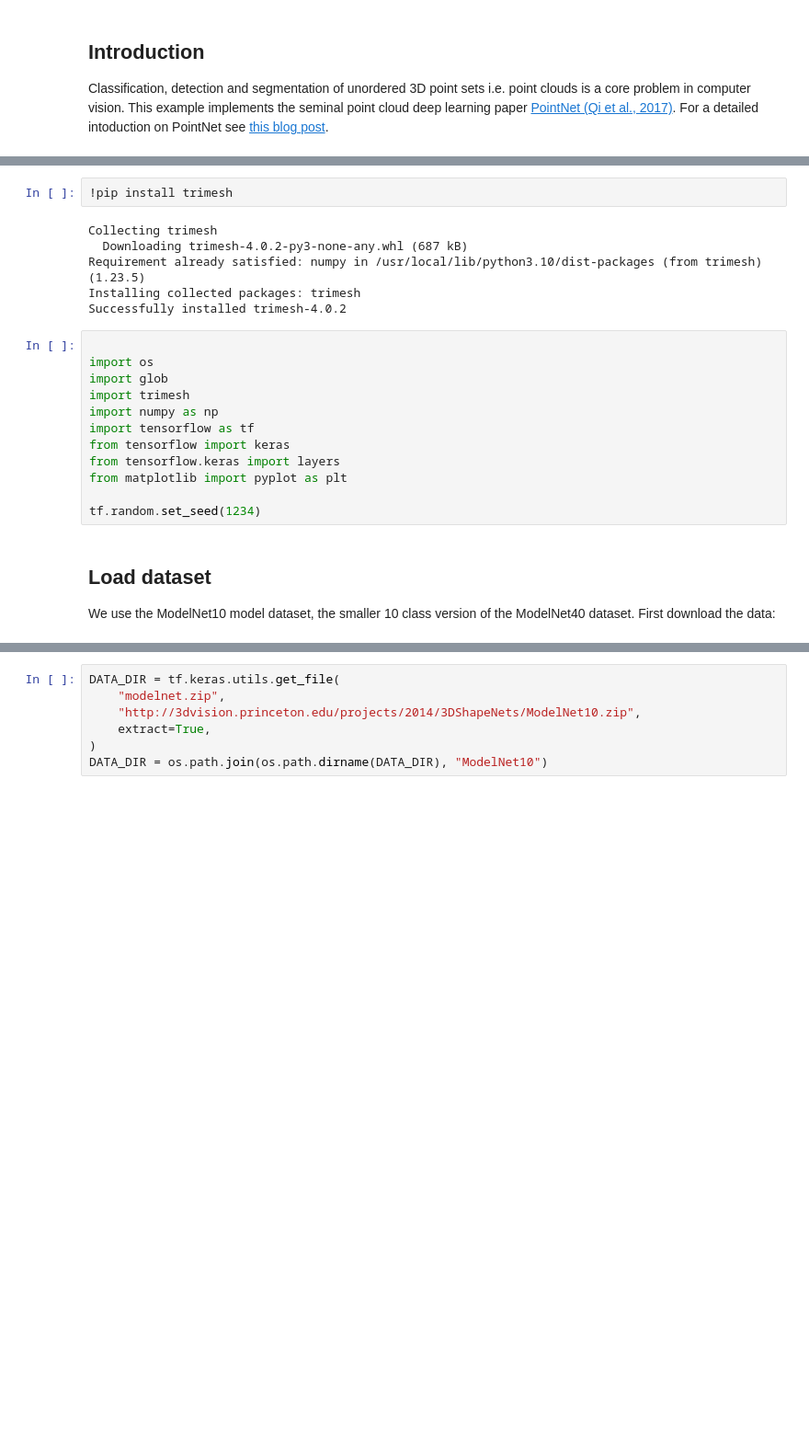
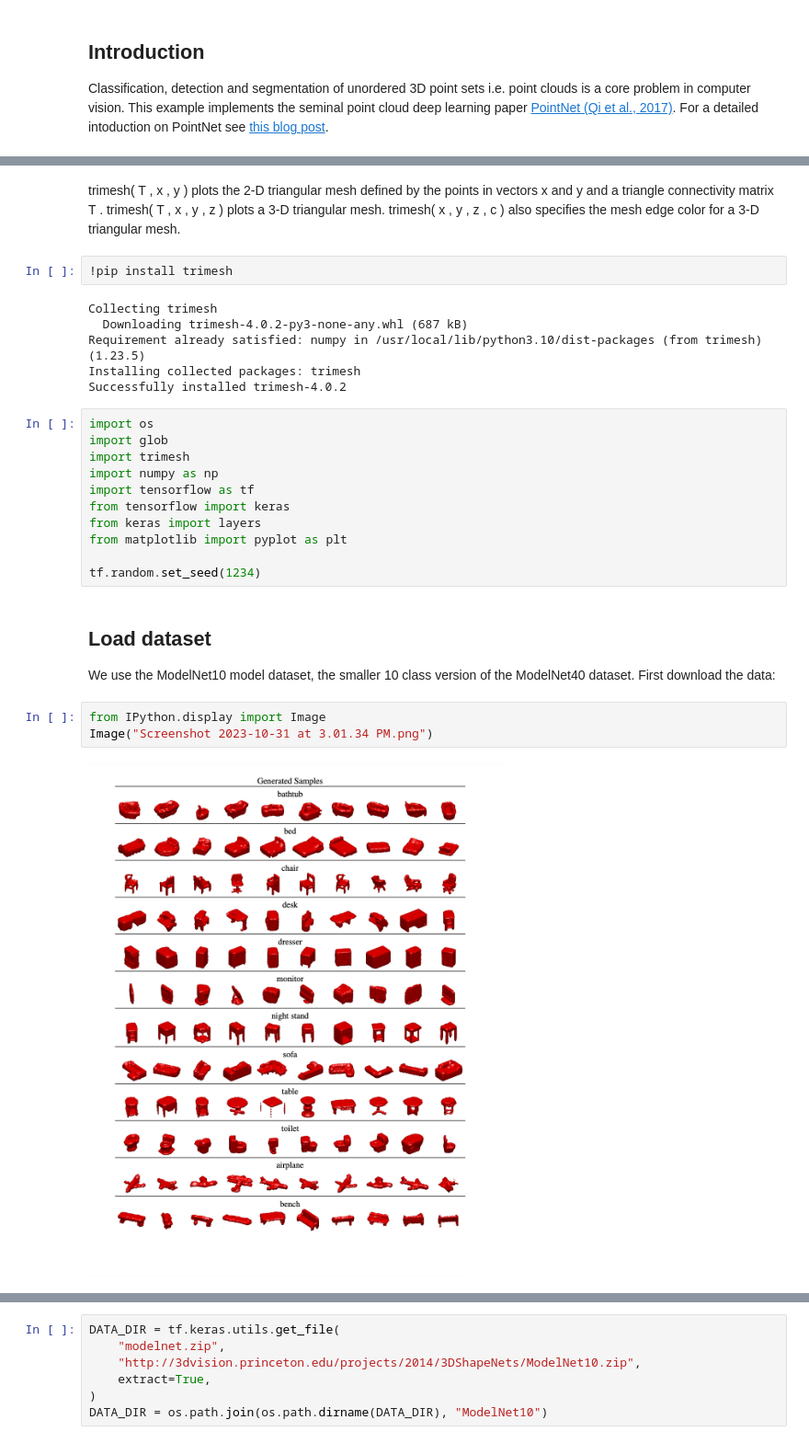
Before and after one commit to cagBRT/PointCloud, a Jupyter notebook: Pointnet_Classification.ipynb, the cells around one changed output, grey strips where cells are left out. Shown at 92% size. Drawn from its saved outputs; the diff is of its cells as text; blank space fills up the shorter version.

```diff
--- a/Pointnet_Classification.ipynb
+++ b/Pointnet_Classification.ipynb
@@ -26,3 +30,5 @@ If using colab first install trimesh with `!pip install trimesh`.
+# %% [markdown]
+trimesh( T , x , y ) plots the 2-D triangular mesh defined by the points in vectors x and y and a triangle connectivity matrix T . trimesh( T , x , y , z ) plots a 3-D triangular mesh. trimesh( x , y , z , c ) also specifies the mesh edge color for a 3-D triangular mesh.
 # %%
 !pip install trimesh
 # %% [output]
@@ -32,14 +38,13 @@ Requirement already satisfied: numpy in /usr/local/lib/python3.10/dist-packages
 Installing collected packages: trimesh
 Successfully installed trimesh-4.0.2
 # %%
-
 import os
 import glob
 import trimesh
 import numpy as np
 import tensorflow as tf
 from tensorflow import keras
-from tensorflow.keras import layers
+from keras import layers
 from matplotlib import pyplot as plt
 
 tf.random.set_seed(1234)
@@ -48,3 +53,8 @@ tf.random.set_seed(1234)
 
 We use the ModelNet10 model dataset, the smaller 10 class version of the ModelNet40
 dataset. First download the data:
+# %%
+from IPython.display import Image
+Image("Screenshot 2023-10-31 at 3.01.34 PM.png")
+# %% [output]
+[figure, added]
```
Also changed, not shown: parts of 9 cells of this notebook.
